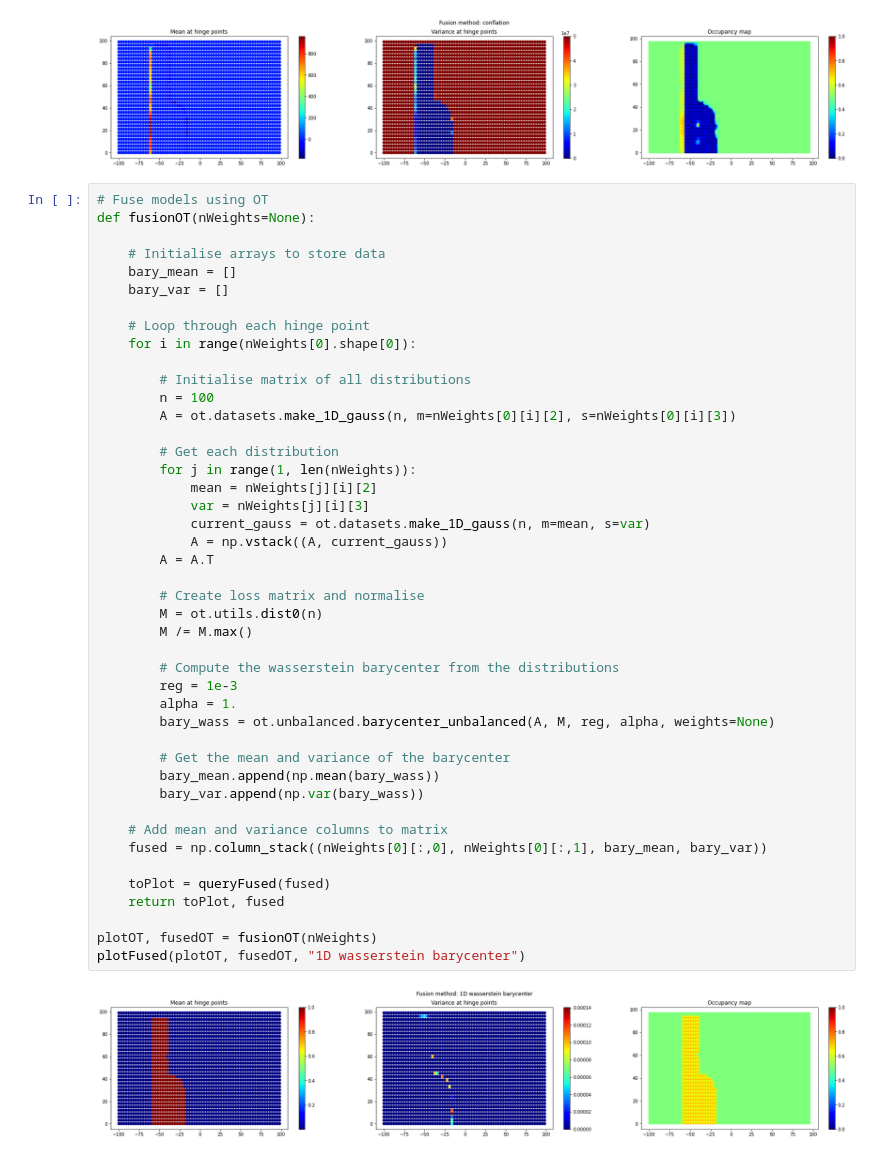
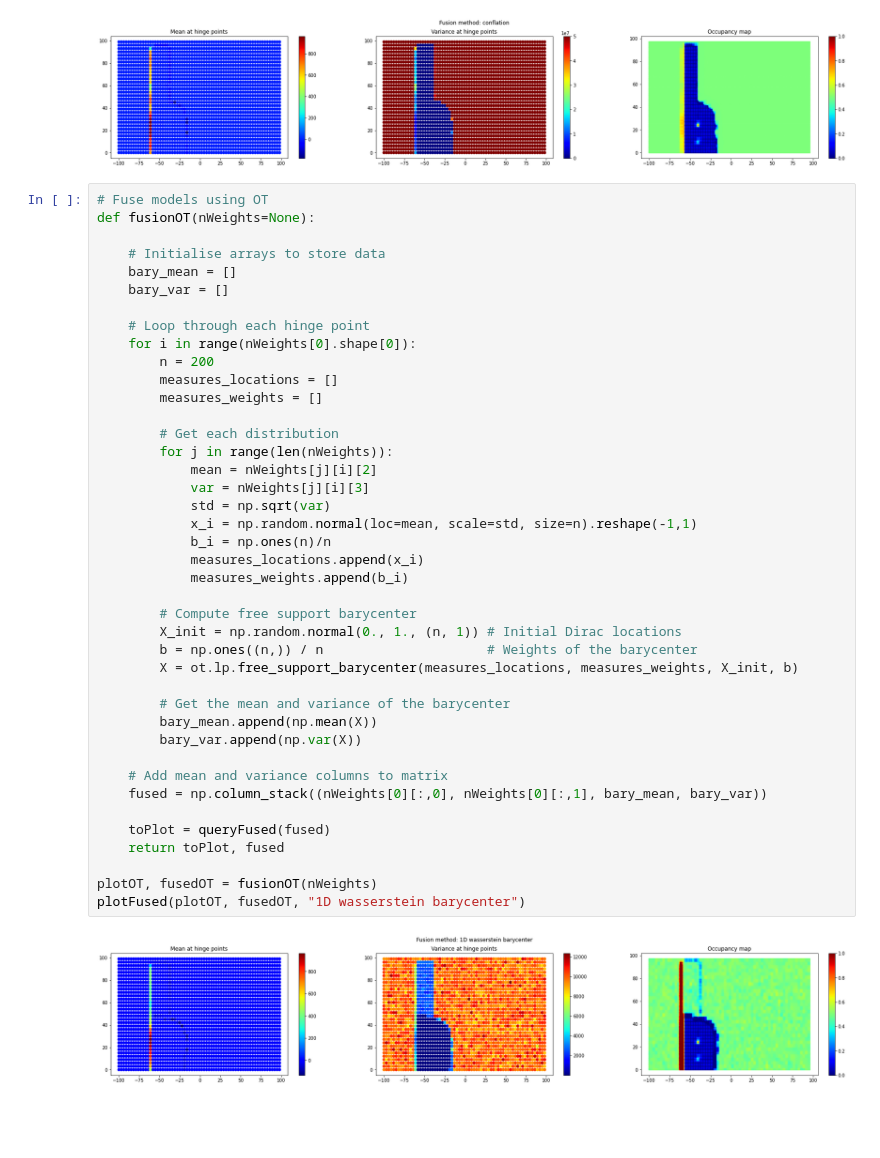
Before and after one commit to julia-lina-tan/TSP, a Jupyter notebook: bhmFusion.ipynb, the cells around one changed output. Saved outputs shown, nothing was run; the diff lists cells and outputs as text; blank space fills up the shorter version.

Commit message:
Updated OT fusion code (uses free support barycenter, distributions are equally weighted)

```diff
--- a/bhmFusion.ipynb
+++ b/bhmFusion.ipynb
@@ -523,46 +532,43 @@ plotFused(plotConflated, fusedConflated, "conflation")
 # %%
 # Fuse models using OT
 def fusionOT(nWeights=None):
 
     # Initialise arrays to store data
     bary_mean = []
     bary_var = []
 
     # Loop through each hinge point
     for i in range(nWeights[0].shape[0]):
-
-        # Initialise matrix of all distributions
-        n = 100
-        A = ot.datasets.make_1D_gauss(n, m=nWeights[0][i][2], s=nWeights[0][i][3])
+        n = 200
+        measures_locations = []
+        measures_weights = []
 
         # Get each distribution
-        for j in range(1, len(nWeights)):
+        for j in range(len(nWeights)):
             mean = nWeights[j][i][2]
             var = nWeights[j][i][3]
-            current_gauss = ot.datasets.make_1D_gauss(n, m=mean, s=var)
-            A = np.vstack((A, current_gauss))
-        A = A.T
+            std = np.sqrt(var)
+            x_i = np.random.normal(loc=mean, scale=std, size=n).reshape(-1,1)
+            b_i = np.ones(n)/n
+            measures_locations.append(x_i)
+            measures_weights.append(b_i)
 
-        # Create loss matrix and normalise
-        M = ot.utils.dist0(n)
-        M /= M.max()
-
-        # Compute the wasserstein barycenter from the distributions
-        reg = 1e-3
-        alpha = 1.
-        bary_wass = ot.unbalanced.barycenter_unbalanced(A, M, reg, alpha, weights=None)
+        # Compute free support barycenter
+        X_init = np.random.normal(0., 1., (n, 1)) # Initial Dirac locations
+        b = np.ones((n,)) / n                     # Weights of the barycenter
+        X = ot.lp.free_support_barycenter(measures_locations, measures_weights, X_init, b)
 
         # Get the mean and variance of the barycenter
-        bary_mean.append(np.mean(bary_wass))
-        bary_var.append(np.var(bary_wass))
+        bary_mean.append(np.mean(X))
+        bary_var.append(np.var(X))
 
     # Add mean and variance columns to matrix
     fused = np.column_stack((nWeights[0][:,0], nWeights[0][:,1], bary_mean, bary_var))
 
     toPlot = queryFused(fused)
     return toPlot, fused
 
 plotOT, fusedOT = fusionOT(nWeights)
 plotFused(plotOT, fusedOT, "1D wasserstein barycenter")
 # %% [output]
-[figure, old version]
+[figure, new version]
```
Also changed, not shown: parts of 4 cells of this notebook.
